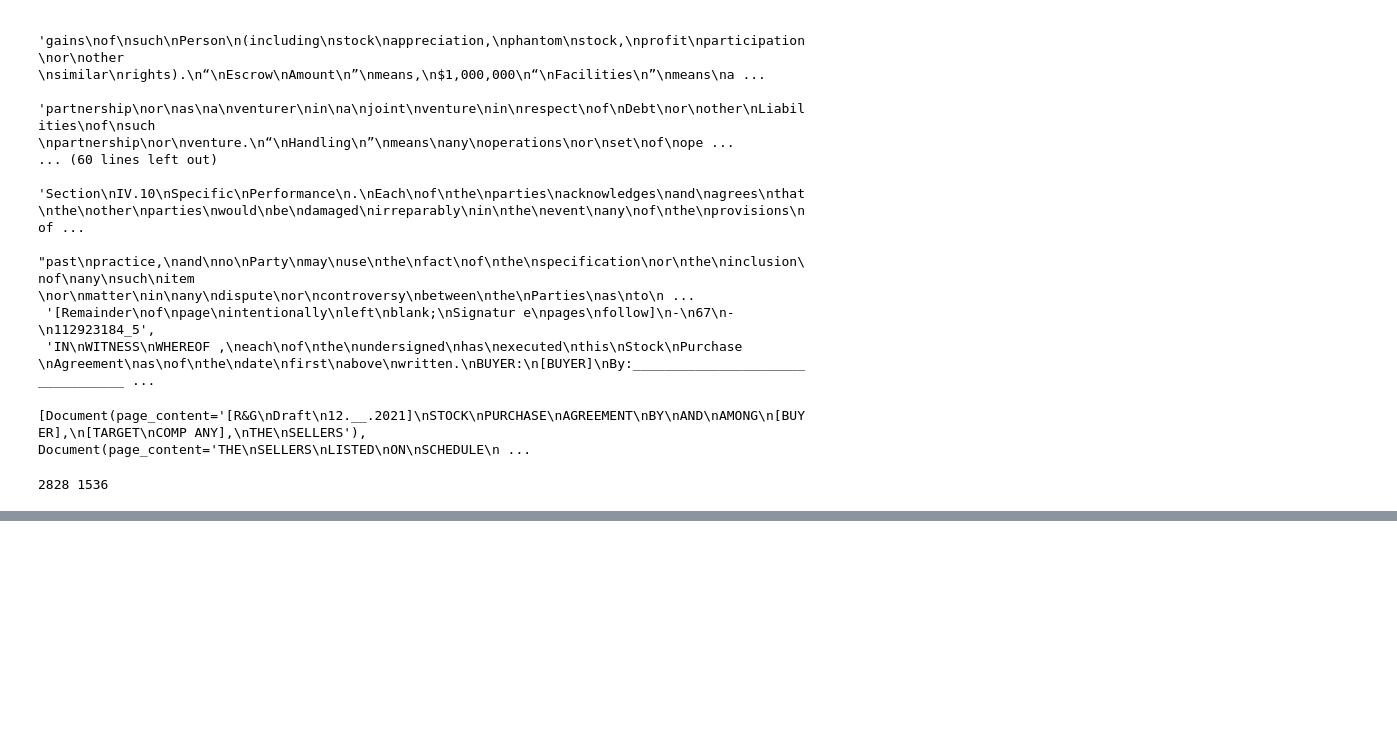
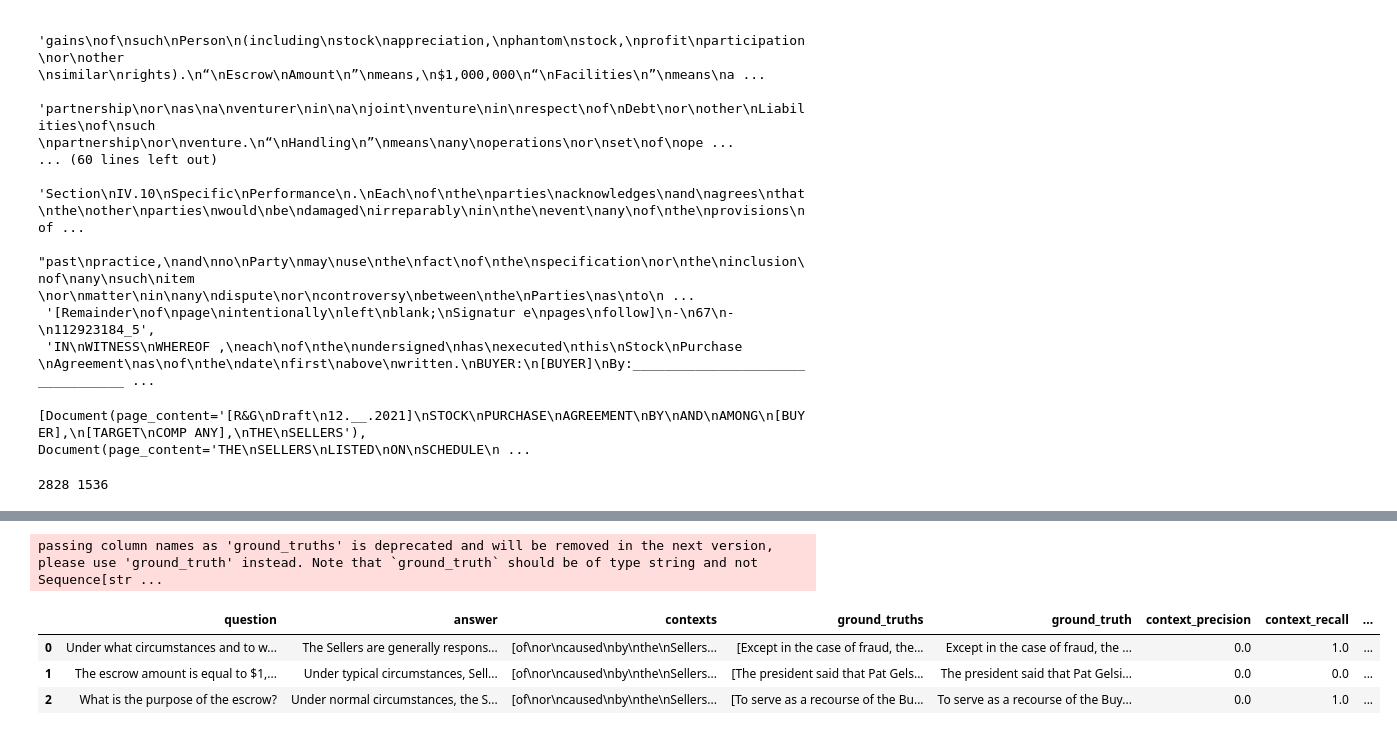
Before and after one commit to abrhamadddis/Contract-Advisor-RAG, a Jupyter notebook: notebooks/quick_start.ipynb, the cells around one changed output, grey strips where cells are left out. Drawn from its saved outputs; the diff is of its cells as text; code cells hidden in the pictures; blank space fills up the shorter version.

Commit message:
ragas evaluation to evluate the rag pipline is added

```diff
--- a/notebooks/quick_start.ipynb
+++ b/notebooks/quick_start.ipynb
@@ -162,0 +237,29 @@ In summary, the Sellers may be held responsible for breaches of representations
+# %%
+from ragas import evaluate
+from ragas.metrics import (
+    faithfulness,
+    answer_relevancy,
+    context_recall,
+    context_precision,
+)
+
+result = evaluate(
+    dataset = dataset,
+    metrics=[
+        context_precision,
+        context_recall,
+        faithfulness,
+        answer_relevancy,
+    ],
+)
+
+df = result.to_pandas()
+# %% [output]
+passing column names as 'ground_truths' is deprecated and will be removed in the next version, please use 'ground_truth' instead. Note that `ground_truth` should be of type string and not Sequence[str ...
+# %%
+df
+# %% [output]
+|  | question | answer | contexts | ground_truths | ground_truth | context_precision | context_recall | ... |
+| 0 | Under what circumstances and to w... | The Sellers are generally respons... | [of\nor\ncaused\nby\nthe\nSellers... | [Except in the case of fraud, the... | Except in the case of fraud, the ... | 0.0 | 1.0 | ... |
+| 1 | The escrow amount is equal to $1,... | Under typical circumstances, Sell... | [of\nor\ncaused\nby\nthe\nSellers... | [The president said that Pat Gels... | The president said that Pat Gelsi... | 0.0 | 0.0 | ... |
+| 2 | What is the purpose of the escrow? | Under normal circumstances, the S... | [of\nor\ncaused\nby\nthe\nSellers... | [To serve as a recourse of the Bu... | To serve as a recourse of the Buy... | 0.0 | 1.0 | ... |
```
Also changed, not shown: parts of 7 cells of this notebook, 12 other files.
